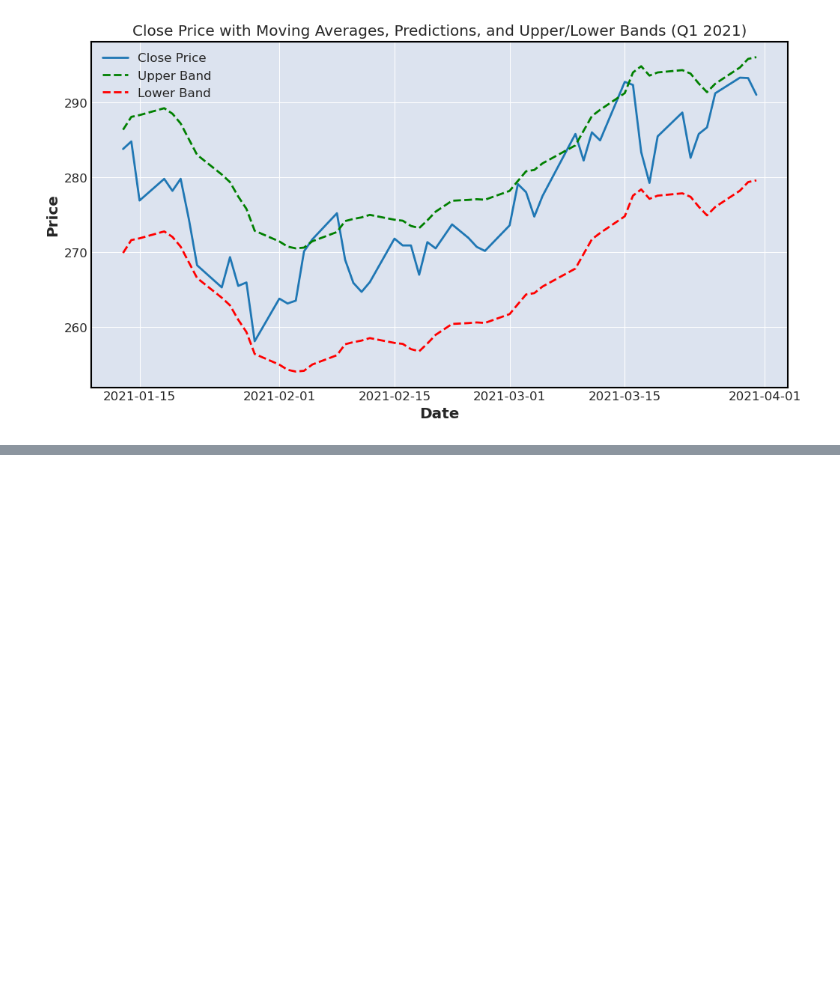
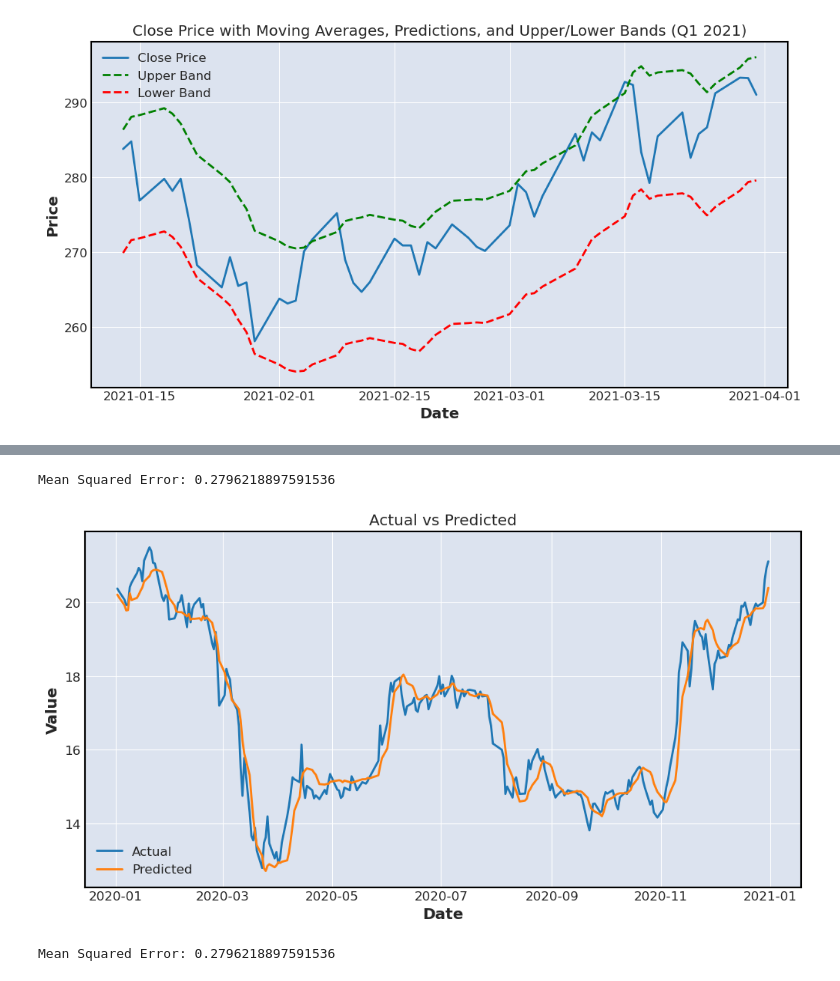
Before and after one commit to saadAwd/Kaggle, a Jupyter notebook: notebookb8108ecaba.ipynb, the cells around one changed output, grey strips where cells are left out. Cells and saved outputs as stored; diff of their text form; code cells hidden in the pictures; blank space fills up the shorter version.

```diff
--- a/notebookb8108ecaba.ipynb
+++ b/notebookb8108ecaba.ipynb
@@ -403,0 +486,64 @@ fig.show(renderer='iframe')
+# %%
+# Filter data for 2020 Q1, Q2, Q3, Q4
+start_date = '2020-01-01'
+end_date = '2020-12-31'
+filtered_data = Turkey.loc[(Turkey.index >= start_date) & (Turkey.index <= end_date)].copy()
+
+# Compute moving averages
+window_sizes = [7, 30, 90]
+for window_size in window_sizes:
+    col_name = f'{window_size}-day Moving Average'
+    filtered_data.loc[:, col_name] = filtered_data['Close'].rolling(window=window_size).mean()
+
+# Fill NaN values in 30-day and 90-day moving averages with values from 7-day moving average
+filtered_data['7-day Moving Average'].fillna(filtered_data['Close'], inplace=True)
+filtered_data['30-day Moving Average'].fillna(filtered_data['7-day Moving Average'], inplace=True)
+filtered_data['90-day Moving Average'].fillna(filtered_data['7-day Moving Average'], inplace=True)
+
+# Drop rows with NaN values
+filtered_data.dropna(inplace=True)
+
+# Define the features and target
+features = filtered_data[['7-day Moving Average', '30-day Moving Average', '90-day Moving Average']]
+target = filtered_data['Close']
+
+# Split the data into training and testing sets
+X_train, X_test, y_train, y_test = train_test_split(features, target, test_size=0.2, random_state=42)
+
+# Create and train the linear regression model
+regressor = LinearRegression()
+regressor.fit(X_train, y_train)
+
+# Make predictions
+y_pred = regressor.predict(X_test)
+
+# Evaluate the model using Mean Squared Error (MSE)
+mse = mean_squared_error(y_test, y_pred)
+print(f"Mean Squared Error: {mse}")
+# %% [output]
+Mean Squared Error: 0.2796218897591536
+# %%
+# Increase the figure size
+plt.figure(figsize=(12, 6))
+
+# Plotting actual values
+plt.plot(filtered_data.index, target, label='Actual')
+
+# Plotting predicted values
+plt.plot(filtered_data.index, regressor.predict(features), label='Predicted')
+
+
+# Set labels and title
+plt.xlabel('Date')
+plt.ylabel('Value')
+plt.title('Actual vs Predicted')
+
+# Add legend
+plt.legend()
+
+# Display the plot
+plt.show()
+print(f"Mean Squared Error: {mse}")
+# %% [output]
+[figure, added]
+Mean Squared Error: 0.2796218897591536
```
Also changed, not shown: parts of 22 cells of this notebook.
